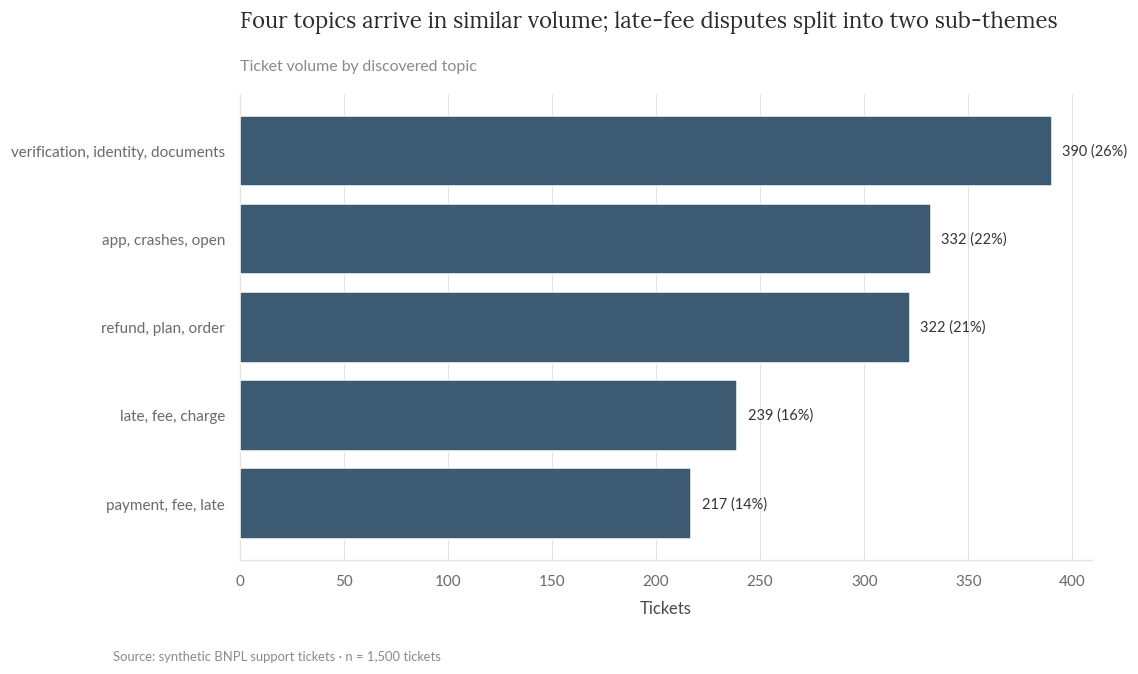
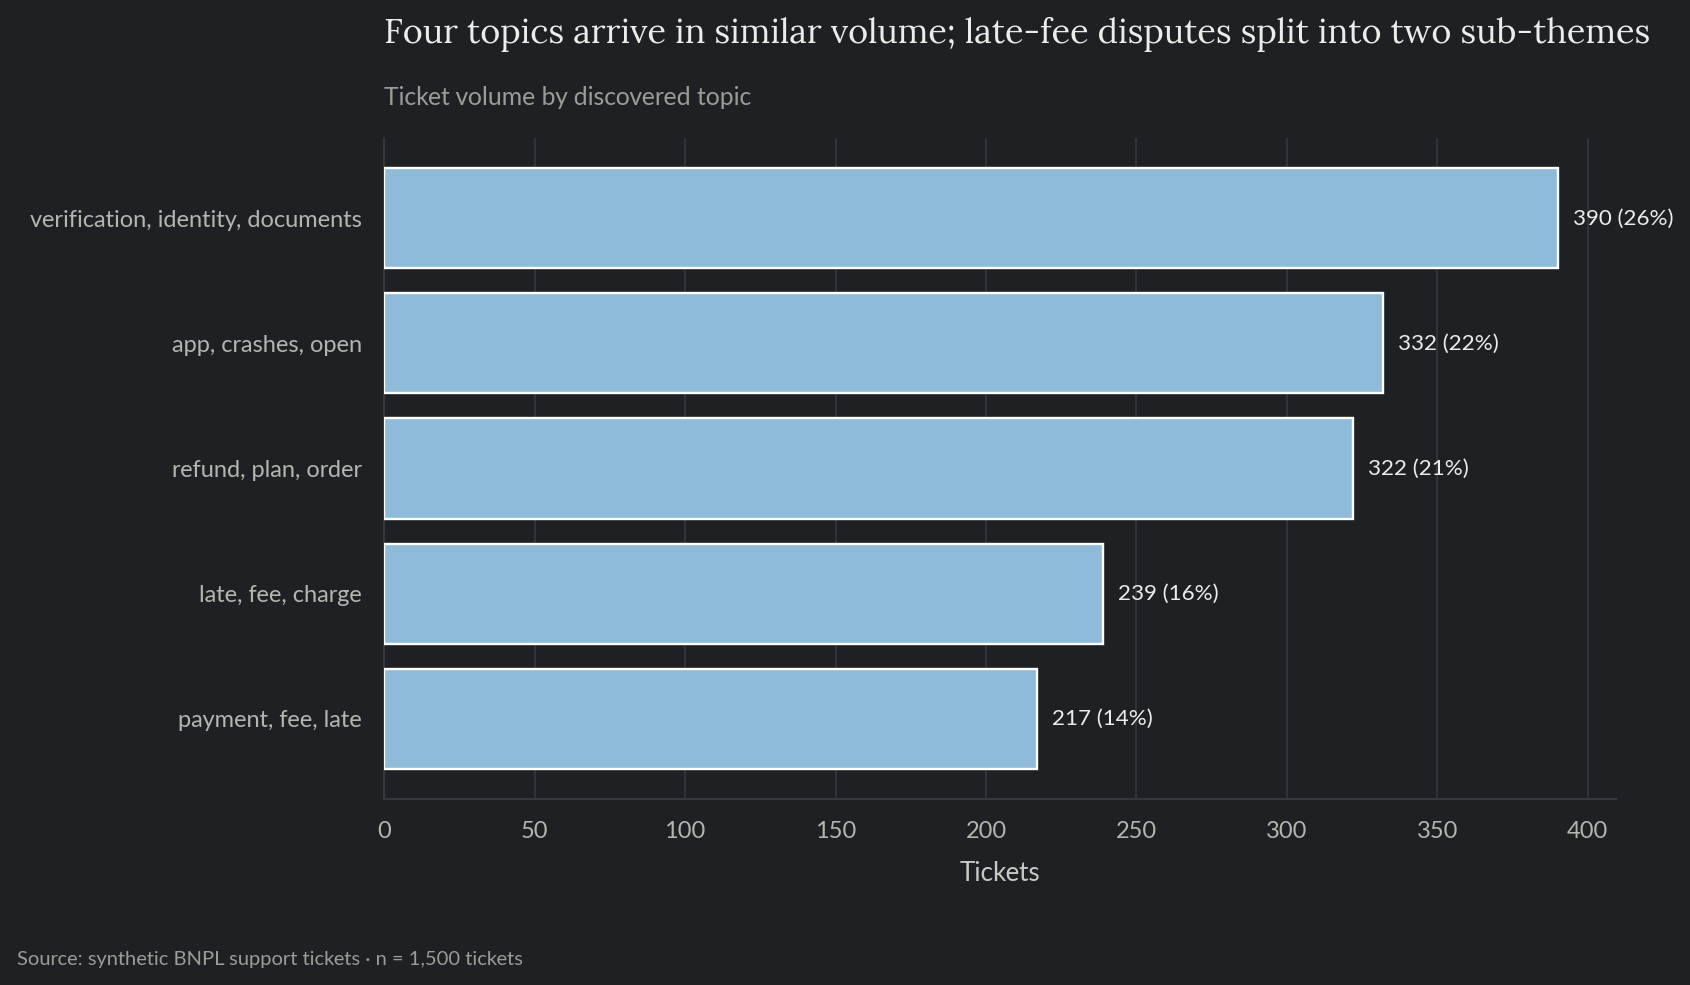
The notebook cell's code change between the first figure and the second:
--- before
+++ after
@@ -6,5 +6,5 @@
 ax.barh(vol.index, vol.values, color=SLATE, zorder=3)
 for i, v in enumerate(vol.values):
-    ax.text(v + 5, i, f"{v} ({v/len(tickets):.0%})", va="center", fontsize=9.5, color="#333")
+    ax.text(v + 5, i, f"{v} ({v/len(tickets):.0%})", va="center", fontsize=9.5, color=INK)
 style_ax(ax, title="Four topics arrive in similar volume; late-fee disputes split into two sub-themes",
          subtitle="Ticket volume by discovered topic", xlabel="Tickets", grid_axis="x")

Commit: Dark-theme all chart figures, notebooks, and landing-page thumbnails